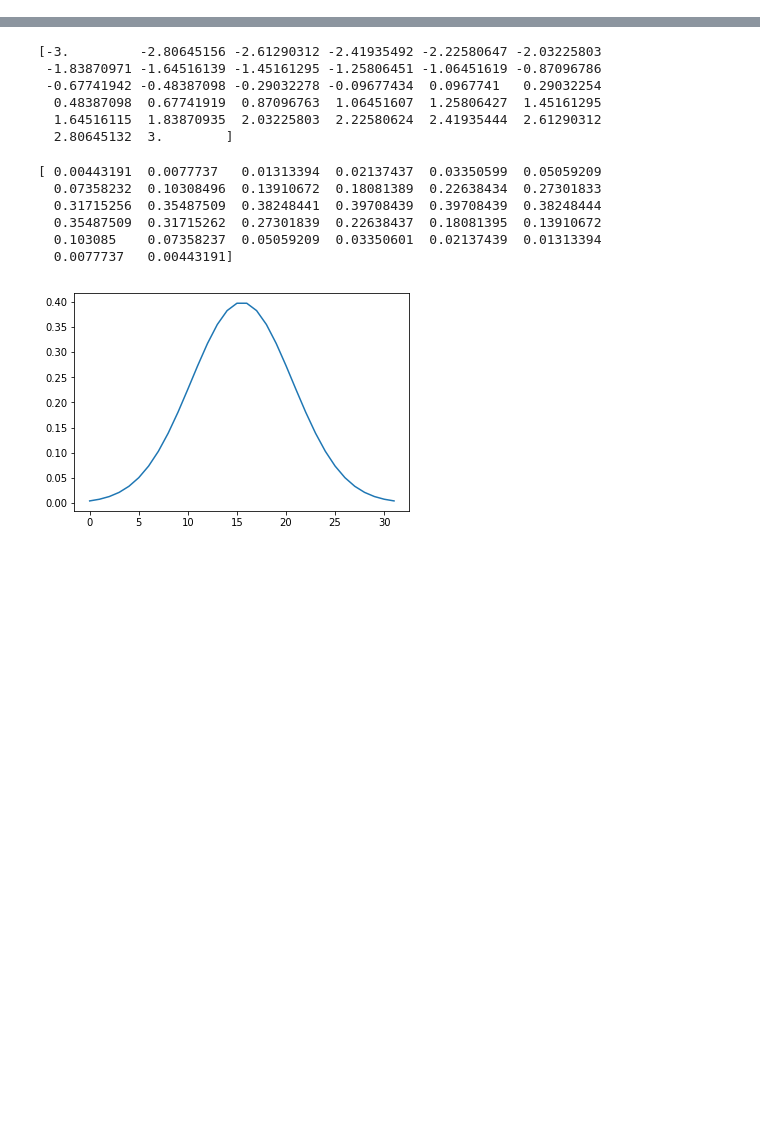
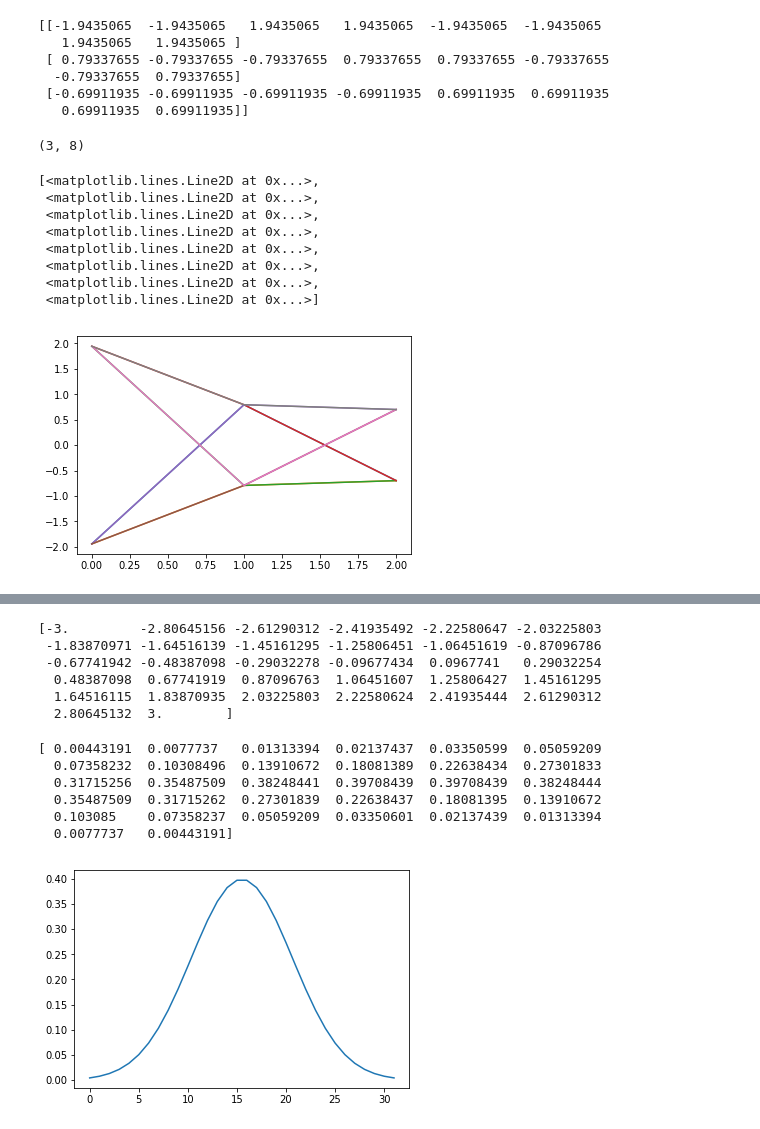
Before and after one commit to stayrascal/ml-fifth-division, a Jupyter notebook: notebooks/example/tf_basic.ipynb, the cells around one changed output, grey strips where cells are left out. Cells and saved outputs as stored; diff of their text form; code cells hidden in the pictures; blank space fills up the shorter version.

```diff
--- a/notebooks/example/tf_basic.ipynb
+++ b/notebooks/example/tf_basic.ipynb
@@ -4 +5,35 @@ import matplotlib.pyplot as plt
 %matplotlib inline
+# %%
+def lwh_to_box(l, w, h):
+    box = np.array([
+        [-l / 2, -l / 2, l / 2, l / 2, -l / 2, -l / 2, l / 2, l / 2],
+        [w / 2, -w / 2, -w / 2, w / 2, w / 2, -w / 2, -w / 2, w / 2],
+        # FIXME constrain height to range from ground or relative to centroid like l & w?
+        [-h / 2, -h / 2, -h / 2, -h / 2, h / 2, h / 2, h / 2, h / 2],
+        #[0.0, 0.0, 0.0, 0.0, h, h, h, h]
+    ])
+    return box
+# %%
+data = lwh_to_box(3.887013, 1.5867531, 1.3982387)
+print(data)
+# %% [output]
+[[-1.9435065  -1.9435065   1.9435065   1.9435065  -1.9435065  -1.9435065
+   1.9435065   1.9435065 ]
+ [ 0.79337655 -0.79337655 -0.79337655  0.79337655  0.79337655 -0.79337655
+  -0.79337655  0.79337655]
+ [-0.69911935 -0.69911935 -0.69911935 -0.69911935  0.69911935  0.69911935
+   0.69911935  0.69911935]]
+# %%
+print(data.shape)
+plt.plot(data)
+# %% [output]
+(3, 8)
+[<matplotlib.lines.Line2D at 0x...>,
+ <matplotlib.lines.Line2D at 0x...>,
+ <matplotlib.lines.Line2D at 0x...>,
+ <matplotlib.lines.Line2D at 0x...>,
+ <matplotlib.lines.Line2D at 0x...>,
+ <matplotlib.lines.Line2D at 0x...>,
+ <matplotlib.lines.Line2D at 0x...>,
+ <matplotlib.lines.Line2D at 0x...>]
+[figure, added]
```
Also changed, not shown: parts of 3 cells of this notebook, 1 other file.
